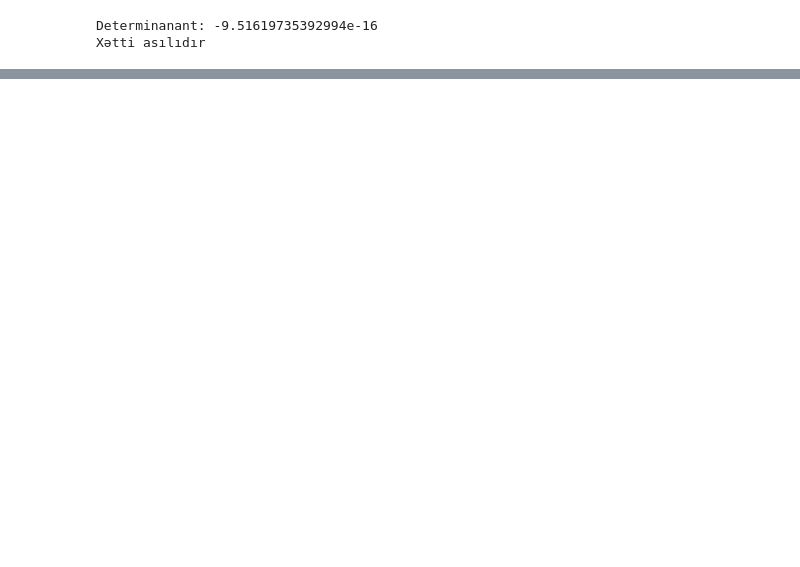
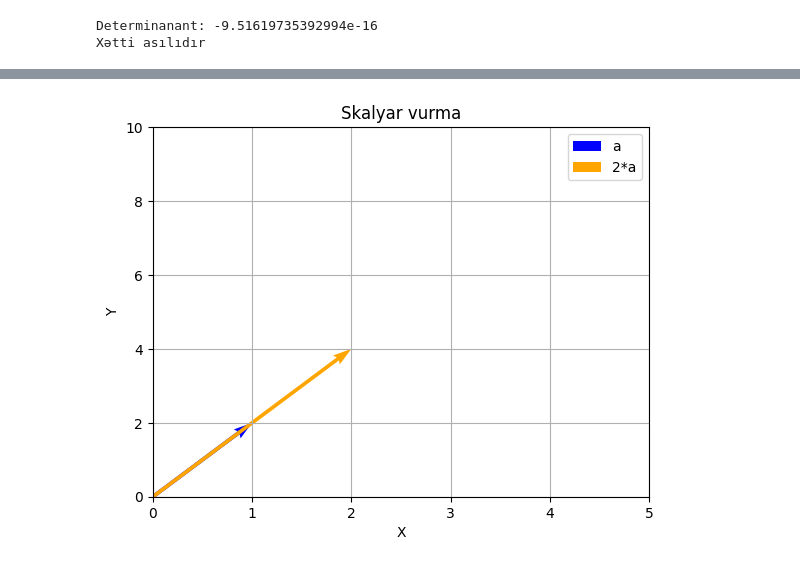
Before and after one commit to adilmaharlam/linear-algebra-journey, a Jupyter notebook: week1_visualization.ipynb, the cells around one changed output, grey strips where cells are left out. Cells and saved outputs as stored; diff of their text form; code cells hidden in the pictures; blank space fills up the shorter version.

```diff
--- a/week1_visualization.ipynb
+++ b/week1_visualization.ipynb
@@ -71,0 +120,14 @@ Xətti asılıdır
+# %%
+result_scalar = 2 * a
+plt.quiver(0, 0, a[0], a[1], angles='xy', scale_units='xy', scale=1, color='blue', label='a')
+plt.quiver(0, 0, result_scalar[0], result_scalar[1], angles='xy', scale_units='xy', scale=1, color='orange', label='2*a')
+plt.xlim(0, 5)
+plt.ylim(0, 10)
+plt.xlabel('X')
+plt.ylabel('Y')
+plt.title('Skalyar vurma')
+plt.legend()
+plt.grid()
+plt.show()
+# %% [output]
+[figure, added]
```
Also changed, not shown: parts of 17 cells of this notebook.
